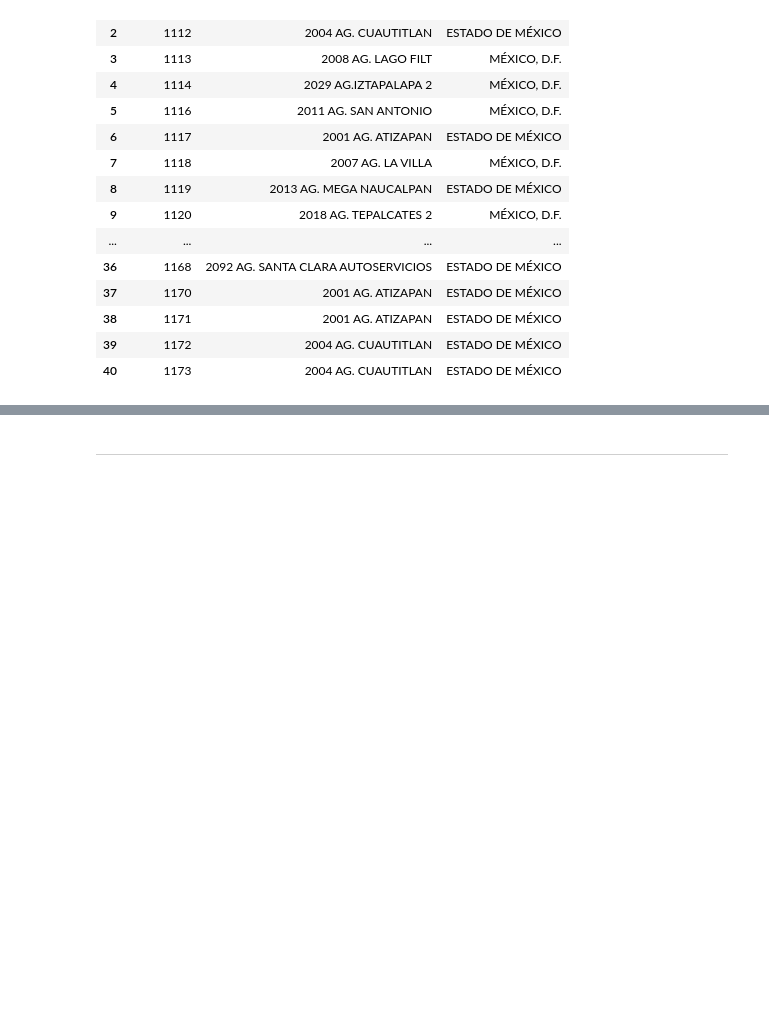
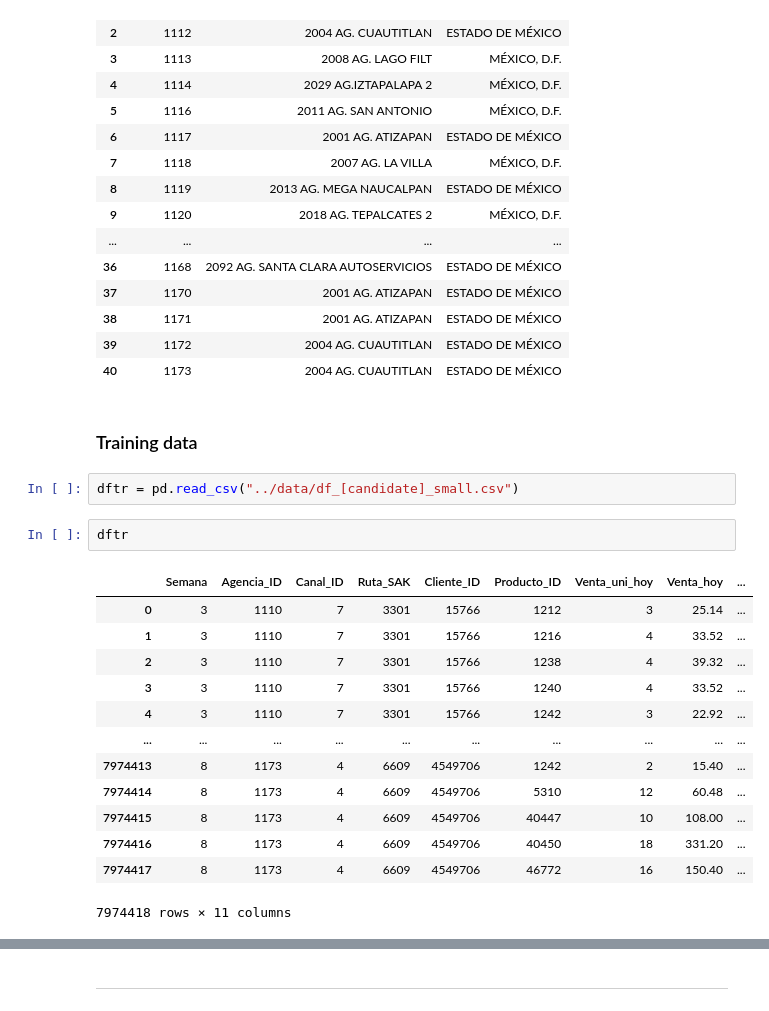
Before and after one commit to Roberto919/abx_answers, a Jupyter notebook: notebooks/abxrp_nb.ipynb, the cells around one changed output, grey strips where cells are left out. Drawn from its saved outputs; the diff is of its cells as text; blank space fills up the shorter version.

Commit message:
downloading to nb train and test data

```diff
--- a/notebooks/abxrp_nb.ipynb
+++ b/notebooks/abxrp_nb.ipynb
@@ -188,3 +188,23 @@ dfl
 | 38 | 1171 | 2001 AG. ATIZAPAN | ESTADO DE MÉXICO |
 | 39 | 1172 | 2004 AG. CUAUTITLAN | ESTADO DE MÉXICO |
 | 40 | 1173 | 2004 AG. CUAUTITLAN | ESTADO DE MÉXICO |
+# %% [markdown]
+### Training data
+# %%
+dftr = pd.read_csv("../data/df_[candidate]_small.csv")
+# %%
+dftr
+# %% [output]
+|  | Semana | Agencia_ID | Canal_ID | Ruta_SAK | Cliente_ID | Producto_ID | Venta_uni_hoy | Venta_hoy | ... |
+| 0 | 3 | 1110 | 7 | 3301 | 15766 | 1212 | 3 | 25.14 | ... |
+| 1 | 3 | 1110 | 7 | 3301 | 15766 | 1216 | 4 | 33.52 | ... |
+| 2 | 3 | 1110 | 7 | 3301 | 15766 | 1238 | 4 | 39.32 | ... |
+| 3 | 3 | 1110 | 7 | 3301 | 15766 | 1240 | 4 | 33.52 | ... |
+| 4 | 3 | 1110 | 7 | 3301 | 15766 | 1242 | 3 | 22.92 | ... |
+| ... | ... | ... | ... | ... | ... | ... | ... | ... | ... |
+| 7974413 | 8 | 1173 | 4 | 6609 | 4549706 | 1242 | 2 | 15.40 | ... |
+| 7974414 | 8 | 1173 | 4 | 6609 | 4549706 | 5310 | 12 | 60.48 | ... |
+| 7974415 | 8 | 1173 | 4 | 6609 | 4549706 | 40447 | 10 | 108.00 | ... |
+| 7974416 | 8 | 1173 | 4 | 6609 | 4549706 | 40450 | 18 | 331.20 | ... |
+| 7974417 | 8 | 1173 | 4 | 6609 | 4549706 | 46772 | 16 | 150.40 | ... |
+7974418 rows × 11 columns
```
Also changed, not shown: parts of 4 cells of this notebook.
